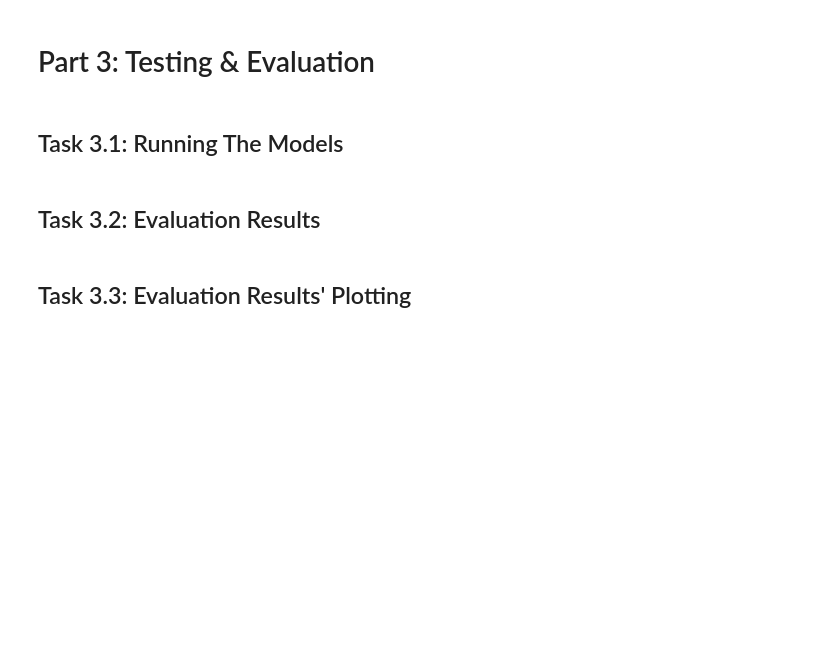
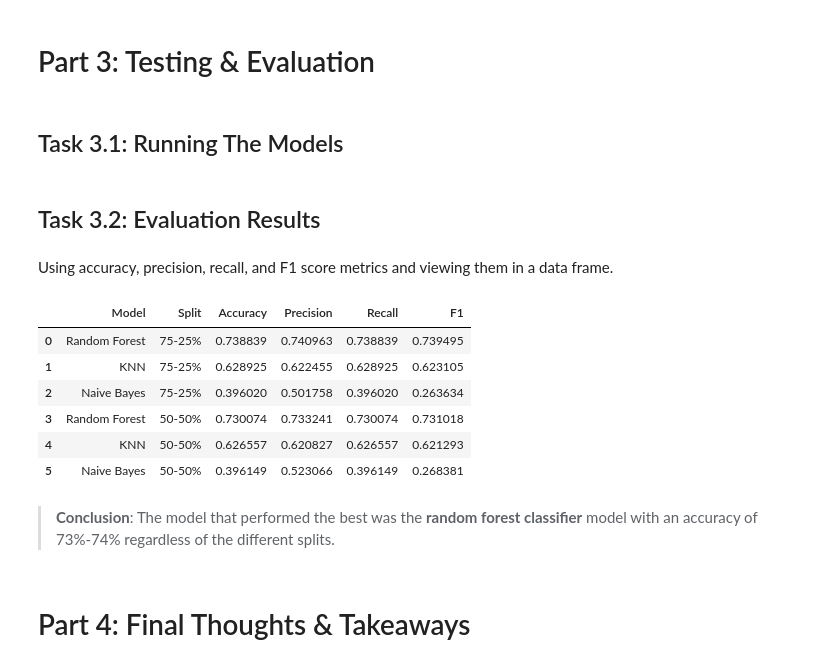
Before and after one commit to dave-nagib/CodeAlpha_Credit-Score-Predictor, a Jupyter notebook: credit-score-classifier.ipynb, the cells around one changed output. Cells and saved outputs as stored; diff of their text form; code cells hidden in the pictures; blank space fills up the shorter version.

```diff
--- a/credit-score-classifier.ipynb
+++ b/credit-score-classifier.ipynb
@@ -188,0 +333,12 @@ imputed_data.describe()
+# %%
+# Separating labels from the data
+X = imputed_data.drop(columns = ['Credit_Score'])
+y = imputed_data['Credit_Score']
+
+# Splitting the data into 75-25% training and testing data
+X_train_1, X_test_1, y_train_1, y_test_1 = train_test_split(X, y, test_size = 0.25, random_state = 42)
+print(f'75-25% split resulting shapes: \n   Training data: {X_train_1.shape}\n   Testing Data: {X_test_1.shape}\n   Training Labels: {y_train_1.shape}\n   Testing Labels: {y_test_1.shape}')
+
+# Splitting the data into 50-50% training and testing data
+X_train_2, X_test_2, y_train_2, y_test_2 = train_test_split(X,y, test_size = 0.5, random_state = 42)
+print(f'\n50-50% split resulting shapes: \n   Training data: {X_train_2.shape}\n   Testing Data: {X_test_2.shape}\n   Training Labels: {y_train_2.shape}\n   Testing Labels: {y_test_2.shape}')
@@ -194,7 +394,52 @@ imputed_data.describe()
 # Part 3: Testing & Evaluation
 # %% [markdown]
 ## Task 3.1: Running The Models
+# %%
+# Random forest predictions
+rf_pred_1 = rf_model_1.predict(X_test_1)
+rf_pred_2 = rf_model_2.predict(X_test_2)
+
+# KNN predictions
+knn_pred_1 = knn_model_1.predict(X_test_1)
+knn_pred_2 = knn_model_2.predict(X_test_2)
+
+# Naive Bayes predictions
+nb_pred_1 = nb_model_1.predict(X_test_1)
+nb_pred_2 = nb_model_2.predict(X_test_2)
 # %% [markdown]
 ## Task 3.2: Evaluation Results
-# %% [markdown]
-## Task 3.3: Evaluation Results' Plotting
+# %% [markdown]
+Using accuracy, precision, recall, and F1 score metrics and viewing them in a data frame.
+# %%
+# Lists which will construct the data frame
+models = ['Random Forest','KNN','Naive Bayes'] * 2
+splits = ['75-25%']*3 + ['50-50%']*3
+label_sets = [rf_pred_1, knn_pred_1, nb_pred_1, rf_pred_2, knn_pred_2, nb_pred_2]
+accuracies, precisions, recalls, f1s = [],[],[],[]
+
+# Loop to calculate the different scores
+for i,labels in enumerate(label_sets):
+  if i < 3:
+    accuracies.append(accuracy_score(y_test_1, labels))
+    precisions.append(precision_score(y_test_1, labels, average = 'weighted'))
+    recalls.append(recall_score(y_test_1, labels, average = 'weighted'))
+    f1s.append(f1_score(y_test_1, labels, average = 'weighted'))
+  else:
+    accuracies.append(accuracy_score(y_test_2, labels))
+    precisions.append(precision_score(y_test_2, labels, average = 'weighted'))
+    recalls.append(recall_score(y_test_2, labels, average = 'weighted'))
+    f1s.append(f1_score(y_test_2, labels, average = 'weighted'))
+# %%
+pd.DataFrame({'Model': models, 'Split': splits, 'Accuracy': accuracies, 'Precision': precisions, 'Recall': recalls, 'F1': f1s})
+# %% [output]
+|  | Model | Split | Accuracy | Precision | Recall | F1 |
+| 0 | Random Forest | 75-25% | 0.738839 | 0.740963 | 0.738839 | 0.739495 |
+| 1 | KNN | 75-25% | 0.628925 | 0.622455 | 0.628925 | 0.623105 |
+| 2 | Naive Bayes | 75-25% | 0.396020 | 0.501758 | 0.396020 | 0.263634 |
+| 3 | Random Forest | 50-50% | 0.730074 | 0.733241 | 0.730074 | 0.731018 |
+| 4 | KNN | 50-50% | 0.626557 | 0.620827 | 0.626557 | 0.621293 |
+| 5 | Naive Bayes | 50-50% | 0.396149 | 0.523066 | 0.396149 | 0.268381 |
+# %% [markdown]
+> **Conclusion**: The model that performed the best was the **random forest classifier** model with an accuracy of 73%-74% regardless of the different splits.
+# %% [markdown]
+# Part 4: Final Thoughts & Takeaways
```
Also changed, not shown: parts of 28 cells of this notebook, 4 other files.
